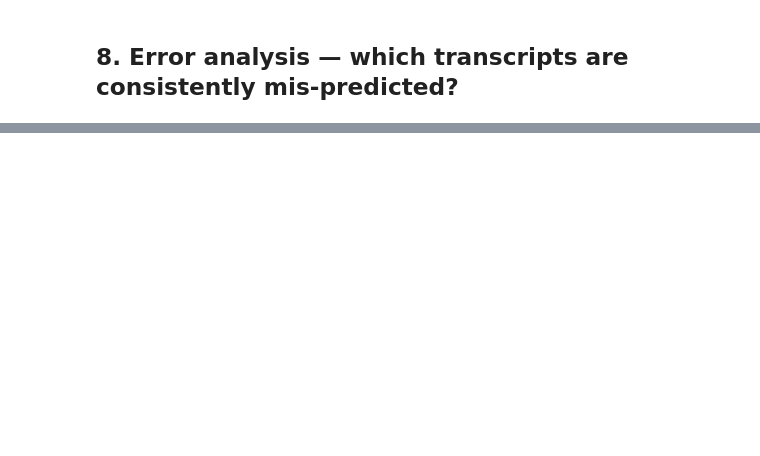
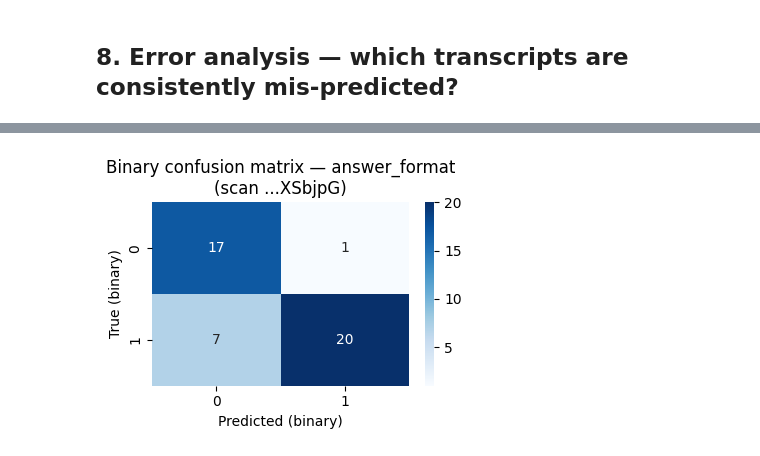
Before and after one commit to jmohl/scanner_evaluation, a Jupyter notebook: evals/core_bench/scan_results_analysis.ipynb, the cells around one changed output, grey strips where cells are left out. Saved outputs shown, nothing was run; the diff lists cells and outputs as text; code cells hidden in the pictures; blank space fills up the shorter version.

Commit message:
core bench scan analysis

```diff
--- a/evals/core_bench/scan_results_analysis.ipynb
+++ b/evals/core_bench/scan_results_analysis.ipynb
@@ -200,0 +290,81 @@ fail_counts
+# %%
+import json
+from pathlib import Path
+
+import matplotlib.pyplot as plt
+import numpy as np
+import pandas as pd
+import seaborn as sns
+from inspect_scout import scan_results_df
+
+SCAN_ROOT = Path("scan-results")
+
+# ── Load all scans ────────────────────────────────────────────────────────────
+scan_dirs = sorted(SCAN_ROOT.glob("scan_id=*"))
+
+scan_meta = []
+scan_dfs  = {}
+
+for d in scan_dirs:
+    scan_id = d.name.split("=", 1)[1]
+    meta = json.loads((d / "_scan.json").read_text())
+    scan_meta.append({"scan_id": scan_id, "timestamp": meta["timestamp"]})
+    r = scan_results_df(str(d))
+    scan_dfs[scan_id] = r.scanners
+
+meta_df = pd.DataFrame(scan_meta).sort_values("timestamp").reset_index(drop=True)
+
+# ── Combine ───────────────────────────────────────────────────────────────────
+all_rows = []
+for scan_id, scanners in scan_dfs.items():
+    for scanner_name, df in scanners.items():
+        all_rows.append(df)
+
+combined = pd.concat(all_rows, ignore_index=True)
+combined["answer_float"] = pd.to_numeric(combined["answer"], errors="coerce")
+
+# ── Binary transform: 0 stays 0, >0 → 1 ──────────────────────────────────────
+af = combined[combined["scanner_name"] == "answer_format"].copy()
+af = af.dropna(subset=["answer_float", "validation_target"])
+af["validation_target"] = pd.to_numeric(af["validation_target"], errors="coerce")
+af = af.dropna(subset=["validation_target"])
+
+af["y_pred_bin"] = (af["answer_float"] > 0).astype(int)
+af["y_true_bin"] = (af["validation_target"] > 0).astype(int)
+af["valid_bin"]  = af["y_pred_bin"] == af["y_true_bin"]
+
+# ── Per-scan confusion matrix + stats ────────────────────────────────────────
+for scan_id, grp in af.groupby("scan_id"):
+    y_true = grp["y_true_bin"]
+    y_pred = grp["y_pred_bin"]
+
+    cm = pd.crosstab(y_true, y_pred, rownames=["True (binary)"], colnames=["Predicted (binary)"])
+
+    fig, ax = plt.subplots(figsize=(4, 3))
+    sns.heatmap(cm, annot=True, fmt="d", cmap="Blues", ax=ax)
+    ax.set_title(f"Binary confusion matrix — answer_format\n(scan ...{scan_id[-6:]})")
+    plt.tight_layout()
+    plt.show()
+
+    # Per-class precision / recall / F1
+    rows = []
+    for lbl in [0, 1]:
+        tp = ((y_true == lbl) & (y_pred == lbl)).sum()
+        fp = ((y_true != lbl) & (y_pred == lbl)).sum()
+        fn = ((y_true == lbl) & (y_pred != lbl)).sum()
+        prec = tp / (tp + fp) if (tp + fp) else float("nan")
+        rec  = tp / (tp + fn) if (tp + fn) else float("nan")
+        f1   = 2 * prec * rec / (prec + rec) if (prec + rec) else float("nan")
+        rows.append({
+            "label":     lbl,
+            "support":   int((y_true == lbl).sum()),
+            "precision": round(prec, 3),
+            "recall":    round(rec, 3),
+            "f1":        round(f1, 3),
+        })
+    report = pd.DataFrame(rows).set_index("label")
+    print(f"\nscan_id=...{scan_id[-6:]}")
+    print(report)
+    print(f"Overall accuracy: {(y_true == y_pred).mean():.3f}  (n={len(y_true)})")
+# %% [output]
+[figure, added]
```
Also changed, not shown: parts of 10 cells of this notebook.
